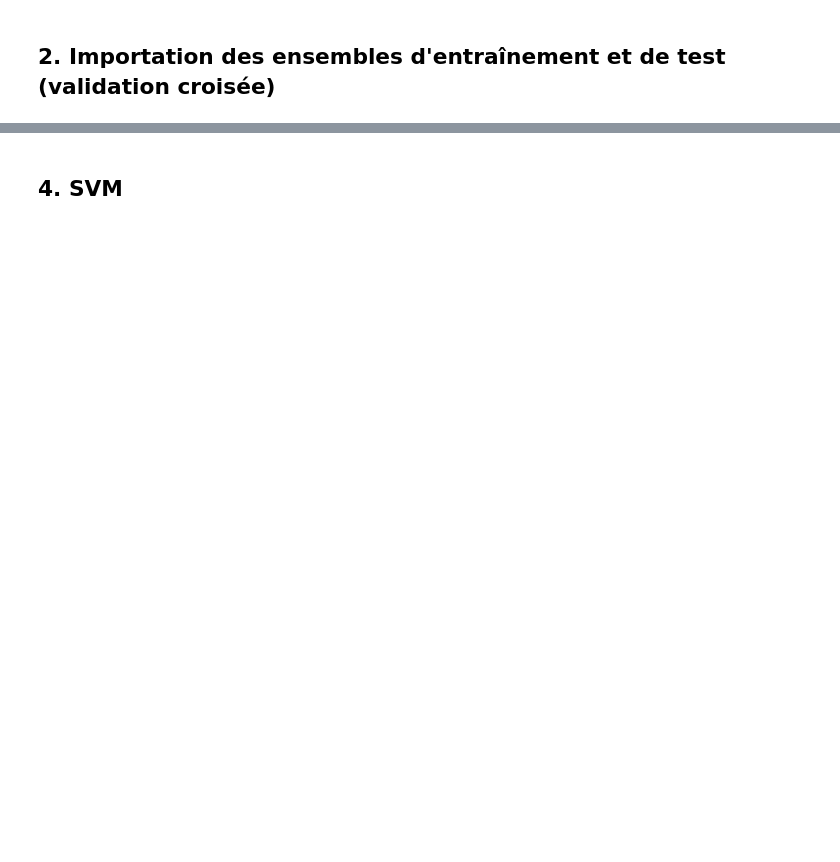
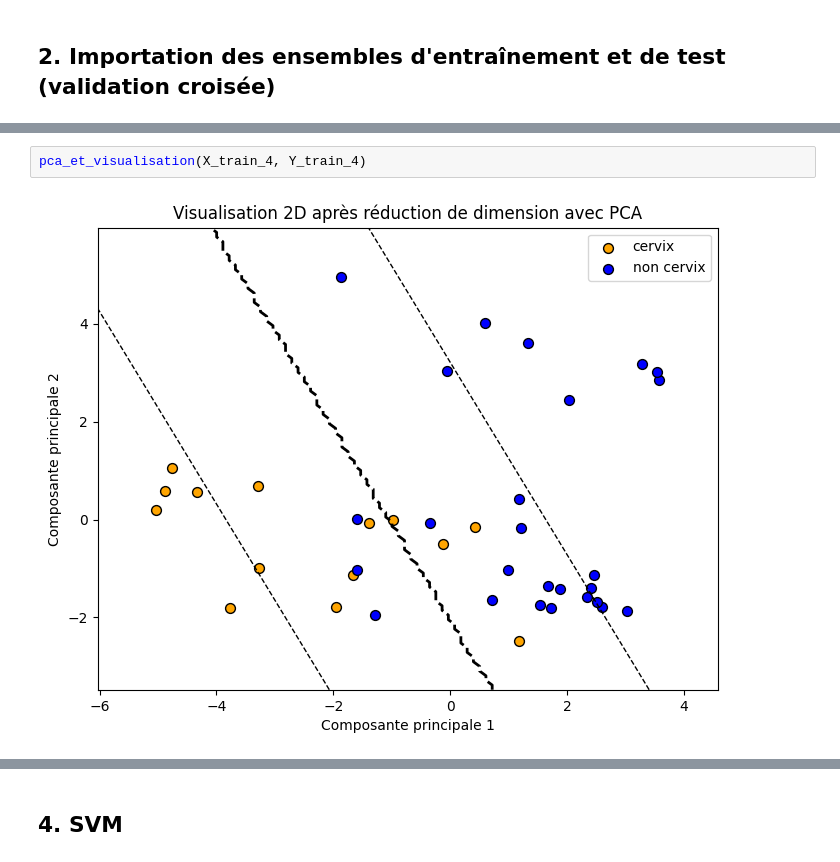
Before and after one commit to marktr11/Cervical-Cancer-Risk-Classification, a Jupyter notebook: Code/SVM.ipynb, the cells around one changed output, grey strips where cells are left out. Cells and saved outputs as stored; diff of their text form; blank space fills up the shorter version.

```diff
--- a/Code/SVM.ipynb
+++ b/Code/SVM.ipynb
@@ -63,0 +73,4 @@ Pour conserver 90 % de l'information, les ensembles d'entraînement des 6 folds
+# %%
+pca_et_visualisation(X_train_4, Y_train_4)
+# %% [output]
+[figure, added]
```
Also changed, not shown: parts of 36 cells of this notebook, 6 other files.
